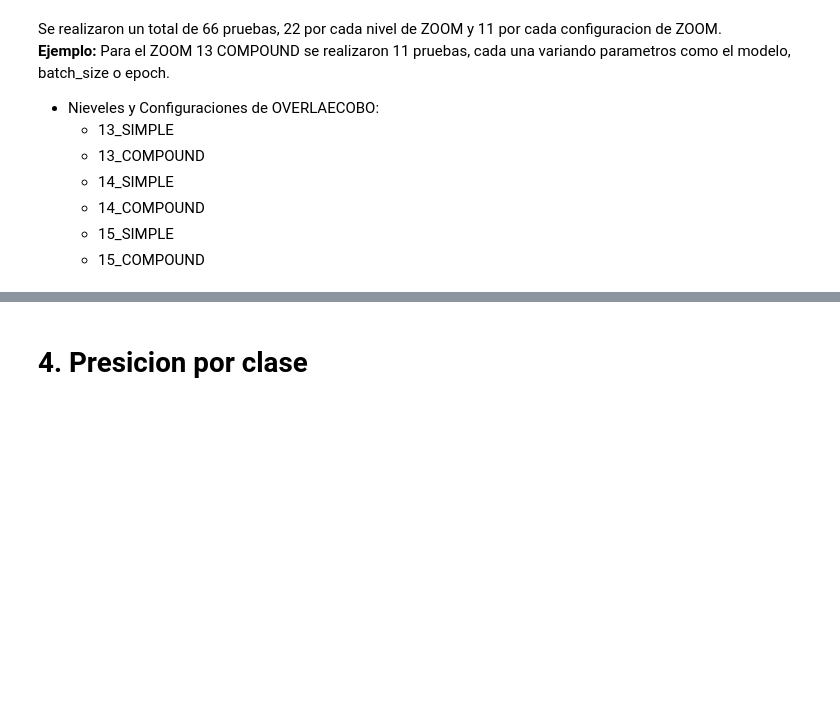
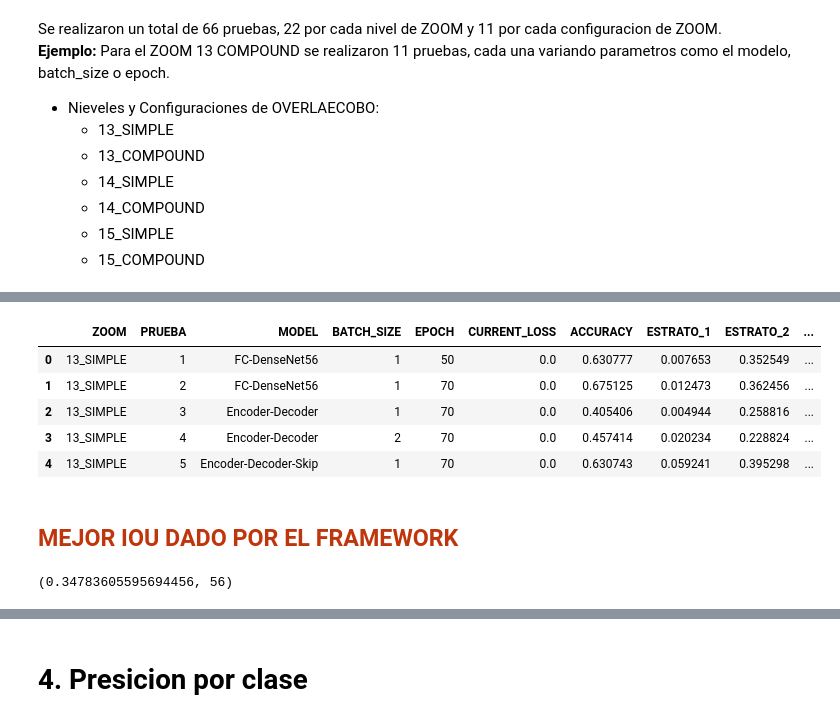
Before and after one commit to DaielChom/proyecto_uis, a Jupyter notebook: 06 - Resultados.ipynb, the cells around one changed output, grey strips where cells are left out. Cells and saved outputs as stored; diff of their text form; code cells hidden in the pictures; blank space fills up the shorter version.

```diff
--- a/06 - Resultados.ipynb
+++ b/06 - Resultados.ipynb
@@ -111,0 +649,17 @@ Tanto target como predict
+# %%
+csv_train = pd.read_csv(PATH_PRUEBAS+"/resultados_mean_train.csv")
+csv_train.head()
+# %% [output]
+|  | ZOOM | PRUEBA | MODEL | BATCH_SIZE | EPOCH | CURRENT_LOSS | ACCURACY | ESTRATO_1 | ESTRATO_2 | ... |
+| 0 | 13_SIMPLE | 1 | FC-DenseNet56 | 1 | 50 | 0.0 | 0.630777 | 0.007653 | 0.352549 | ... |
+| 1 | 13_SIMPLE | 2 | FC-DenseNet56 | 1 | 70 | 0.0 | 0.675125 | 0.012473 | 0.362456 | ... |
+| 2 | 13_SIMPLE | 3 | Encoder-Decoder | 1 | 70 | 0.0 | 0.405406 | 0.004944 | 0.258816 | ... |
+| 3 | 13_SIMPLE | 4 | Encoder-Decoder | 2 | 70 | 0.0 | 0.457414 | 0.020234 | 0.228824 | ... |
+| 4 | 13_SIMPLE | 5 | Encoder-Decoder-Skip | 1 | 70 | 0.0 | 0.630743 | 0.059241 | 0.395298 | ... |
+# %% [markdown]
+<h2 style="color:#BF360C">MEJOR IOU DADO POR EL FRAMEWORK</h2>
+# %%
+# IoU Mayor entre todas las pruebas
+csv_test["MEAN_IOU"].max(), csv_test["MEAN_IOU"].idxmax()
+# %% [output]
+(0.34783605595694456, 56)
```
Also changed, not shown: parts of 50 cells of this notebook.
